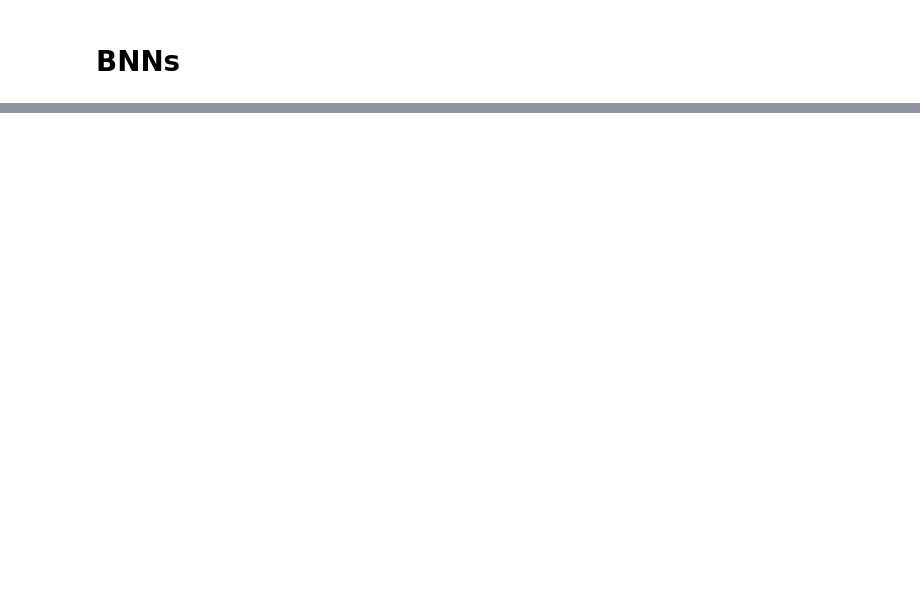
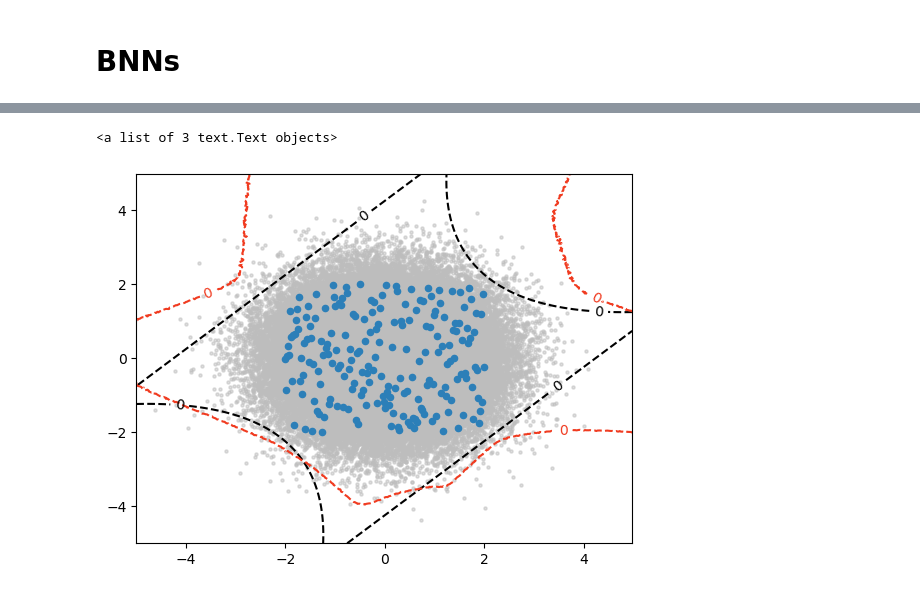
Before and after one commit to Jonalex7/SurrogateModels, a Jupyter notebook: BNNs/four_branch/BNN_Singletest.ipynb, the cells around one changed output, grey strips where cells are left out. Cells and saved outputs as stored; diff of their text form; code cells hidden in the pictures; blank space fills up the shorter version.

```diff
--- a/BNNs/four_branch/BNN_Singletest.ipynb
+++ b/BNNs/four_branch/BNN_Singletest.ipynb
@@ -42 +149,15 @@ Pf_ref, B_ref
+# %%
+bnn_simulations = 300
+Mean_muY_val, Stdv_muY_val, Mean_sigmaY_val, Stdv_sigmaY_val = mybnn.modeluq_bnn(Xt, nsim = bnn_simulations)
+# %%
+fig, ax = plt.subplots()
+ax.scatter(x_test[:,0], x_test[:,1], s=5, alpha=0.5, c='#bdbdbd')
+ax.scatter(X[:,0], X[:,1], s=20, alpha=1, c='#2c7fb8')
+CS = ax.contour(X1, X2, Yt.reshape(len(x1),-1), [0], colors='k', linestyles='dashed')
+CB = ax.contour(X1, X2, Mean_muY_val.reshape(len(x1),-1), [0], colors='#f03b20', linestyles='dashed')
+ax.clabel(CS, inline=True, fontsize=10)
+ax.clabel(CB, inline=True, fontsize=10)
+# %% [output]
+<a list of 3 text.Text objects>
+[figure, added]
 # %%
```
Also changed, not shown: parts of 28 cells of this notebook, 1 other file.
